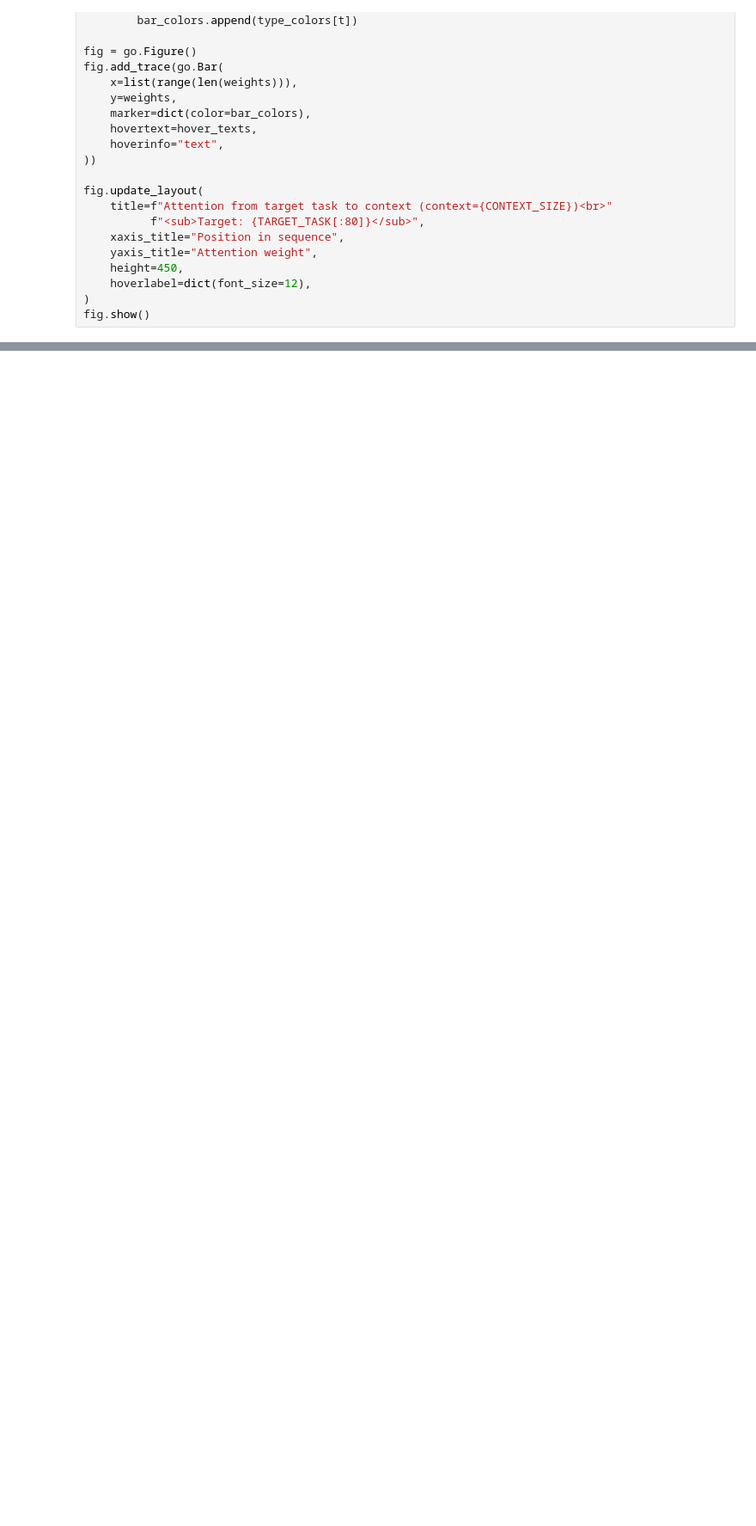
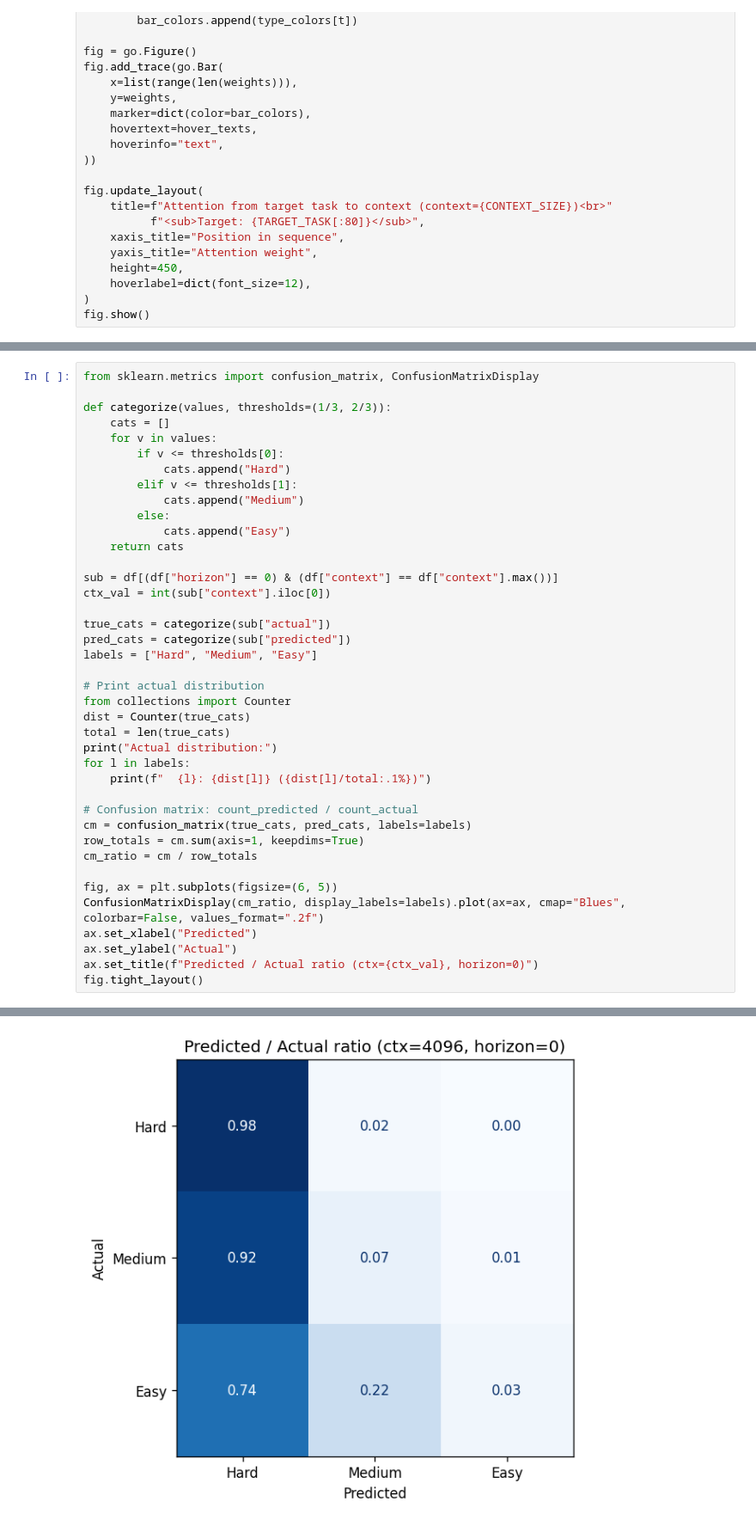
Before and after one commit to LorisGaven/dfm-server, a Jupyter notebook: benchmark/analysis.ipynb, the cells around one changed output, grey strips where cells are left out. Shown at 86% size. Drawn from its saved outputs; the diff is of its cells as text; blank space fills up the shorter version.

```diff
--- a/benchmark/analysis.ipynb
+++ b/benchmark/analysis.ipynb
@@ -412,0 +415,41 @@ fig.show()
+# %%
+from sklearn.metrics import confusion_matrix, ConfusionMatrixDisplay
+
+def categorize(values, thresholds=(1/3, 2/3)):
+    cats = []
+    for v in values:
+        if v <= thresholds[0]:
+            cats.append("Hard")
+        elif v <= thresholds[1]:
+            cats.append("Medium")
+        else:
+            cats.append("Easy")
+    return cats
+
+sub = df[(df["horizon"] == 0) & (df["context"] == df["context"].max())]
+ctx_val = int(sub["context"].iloc[0])
+
+true_cats = categorize(sub["actual"])
+pred_cats = categorize(sub["predicted"])
+labels = ["Hard", "Medium", "Easy"]
+
+# Print actual distribution
+from collections import Counter
+dist = Counter(true_cats)
+total = len(true_cats)
+print("Actual distribution:")
+for l in labels:
+    print(f"  {l}: {dist[l]} ({dist[l]/total:.1%})")
+
+# Confusion matrix: count_predicted / count_actual
+cm = confusion_matrix(true_cats, pred_cats, labels=labels)
+row_totals = cm.sum(axis=1, keepdims=True)
+cm_ratio = cm / row_totals
+
+fig, ax = plt.subplots(figsize=(6, 5))
+ConfusionMatrixDisplay(cm_ratio, display_labels=labels).plot(ax=ax, cmap="Blues", colorbar=False, values_format=".2f")
+ax.set_xlabel("Predicted")
+ax.set_ylabel("Actual")
+ax.set_title(f"Predicted / Actual ratio (ctx={ctx_val}, horizon=0)")
+fig.tight_layout()
+# %% [output]
@@ -412,0 +460 @@ fig.show()
+[figure, added]
```
Also changed, not shown: parts of 11 cells of this notebook, 4 other files.
